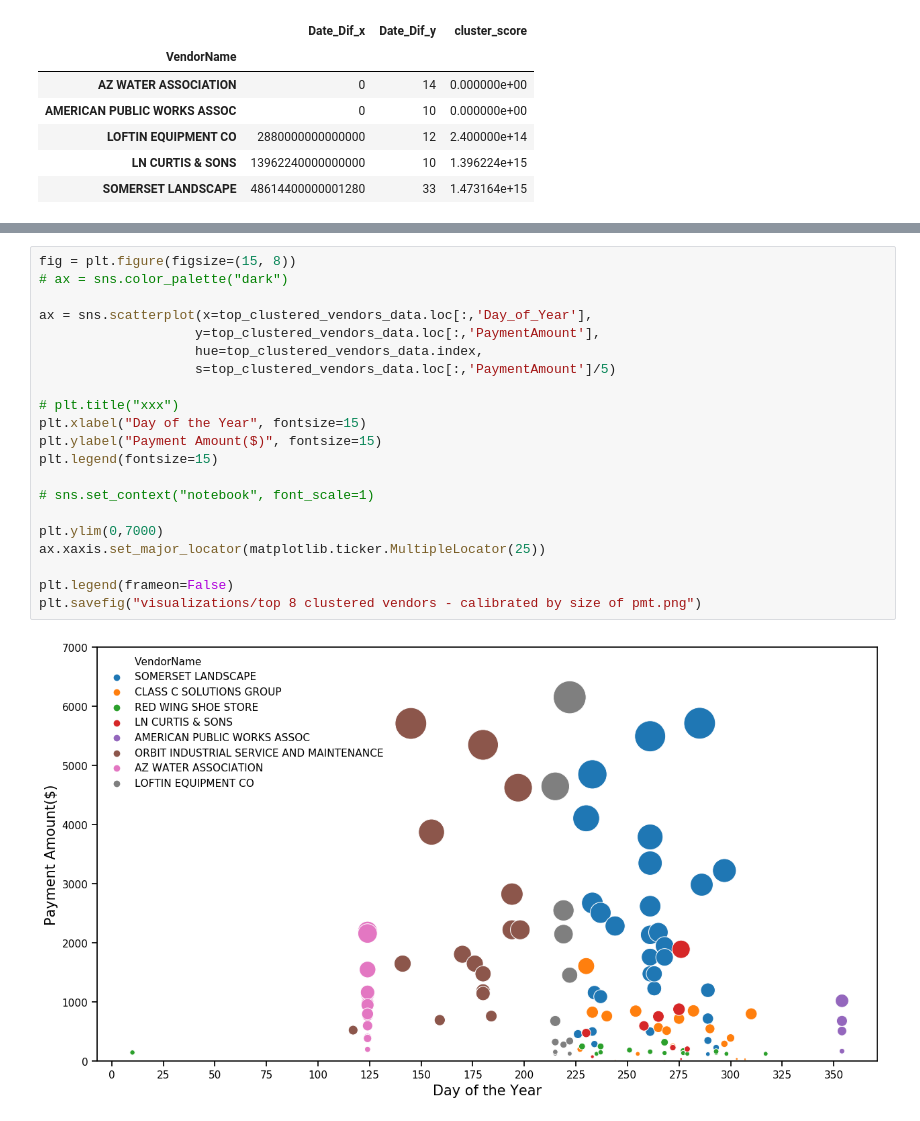
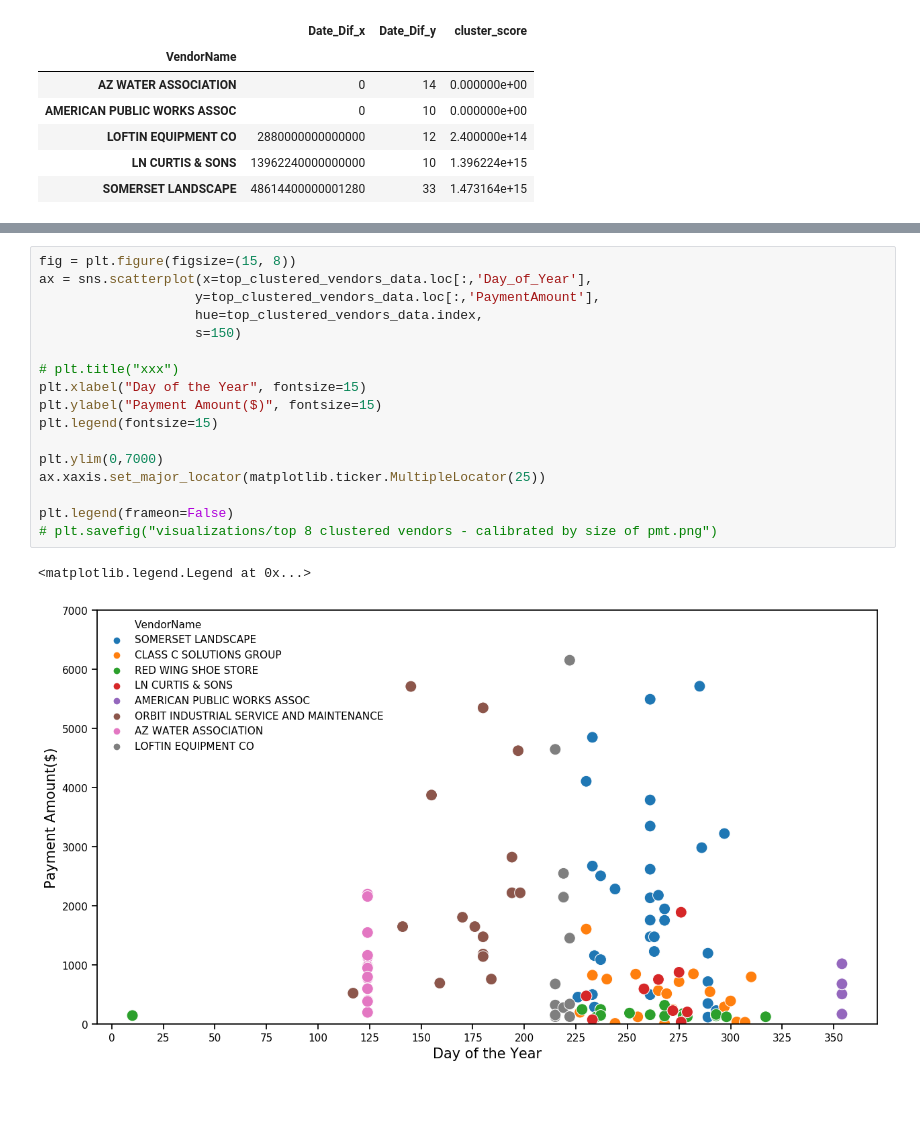
Before and after one commit to mrkjhsn/Vendor-Payments-City-of-Scottsdale, a Jupyter notebook: vendor_payment_clustering_analysis.ipynb, the cells around one changed output, grey strips where cells are left out. Drawn from its saved outputs; the diff is of its cells as text; blank space fills up the shorter version.

```diff
--- a/vendor_payment_clustering_analysis.ipynb
+++ b/vendor_payment_clustering_analysis.ipynb
@@ -162,23 +171,20 @@ top_clustered_vendors_data.index = top_clustered_vendors_data.index.str.strip()
 # %%
 fig = plt.figure(figsize=(15, 8))
-# ax = sns.color_palette("dark")
-
 ax = sns.scatterplot(x=top_clustered_vendors_data.loc[:,'Day_of_Year'],
                     y=top_clustered_vendors_data.loc[:,'PaymentAmount'],
                     hue=top_clustered_vendors_data.index,
-                    s=top_clustered_vendors_data.loc[:,'PaymentAmount']/5)
+                    s=150)
 
 # plt.title("xxx")
 plt.xlabel("Day of the Year", fontsize=15)
 plt.ylabel("Payment Amount($)", fontsize=15)
 plt.legend(fontsize=15)
 
-# sns.set_context("notebook", font_scale=1)
-
 plt.ylim(0,7000)
 ax.xaxis.set_major_locator(matplotlib.ticker.MultipleLocator(25))
 
 plt.legend(frameon=False)
-plt.savefig("visualizations/top 8 clustered vendors - calibrated by size of pmt.png")
+# plt.savefig("visualizations/top 8 clustered vendors - calibrated by size of pmt.png")
 # %% [output]
+<matplotlib.legend.Legend at 0x...>
-[figure, old version]
+[figure, new version]
```
Also changed, not shown: parts of 10 cells of this notebook.
